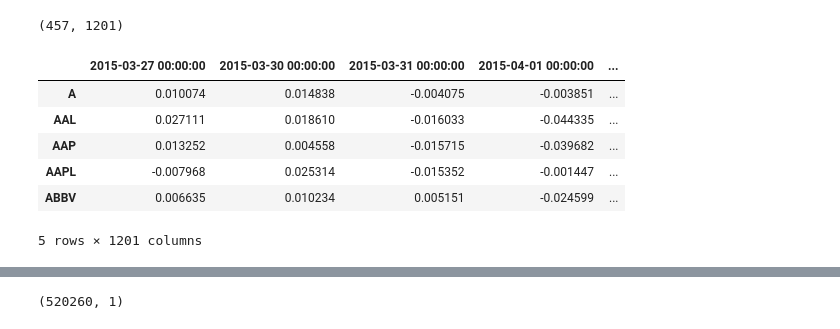
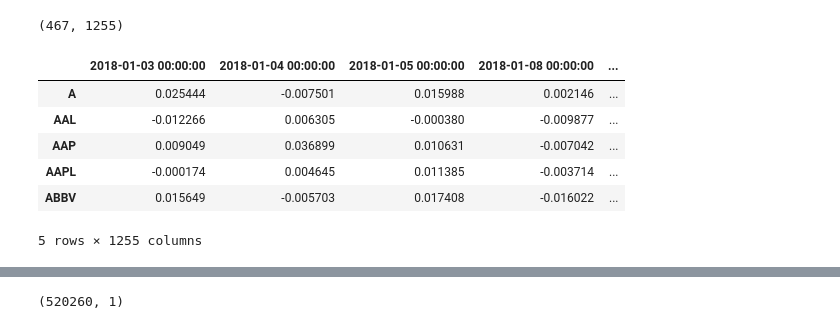
Before and after one commit to petrsokerin/Stock_clustering_paper, a Jupyter notebook: signal2vec.ipynb, the cells around one changed output, grey strips where cells are left out. Saved outputs shown, nothing was run; the diff lists cells and outputs as text; code cells hidden in the pictures.

```diff
--- a/signal2vec.ipynb
+++ b/signal2vec.ipynb
@@ -9,18 +9,18 @@ from sklearn.neighbors import KNeighborsClassifier
 from sklearn.metrics import silhouette_score
 import gensim.models
 # %%
-df = pd.read_csv('data/data/usa_2015/ticker_data_preprocessed.csv', index_col=0)
+df = pd.read_csv('data/data/usa_2018/ticker_data_preprocessed.csv', index_col=0)
 print(df.shape)
 df.head()
 # %% [output]
-(457, 1201)
+(467, 1255)
-|  | 2015-03-27 00:00:00 | 2015-03-30 00:00:00 | 2015-03-31 00:00:00 | 2015-04-01 00:00:00 | ... |
-| A | 0.010074 | 0.014838 | -0.004075 | -0.003851 | ... |
-| AAL | 0.027111 | 0.018610 | -0.016033 | -0.044335 | ... |
-| AAP | 0.013252 | 0.004558 | -0.015715 | -0.039682 | ... |
-| AAPL | -0.007968 | 0.025314 | -0.015352 | -0.001447 | ... |
-| ABBV | 0.006635 | 0.010234 | 0.005151 | -0.024599 | ... |
+|  | 2018-01-03 00:00:00 | 2018-01-04 00:00:00 | 2018-01-05 00:00:00 | 2018-01-08 00:00:00 | ... |
+| A | 0.025444 | -0.007501 | 0.015988 | 0.002146 | ... |
+| AAL | -0.012266 | 0.006305 | -0.000380 | -0.009877 | ... |
+| AAP | 0.009049 | 0.036899 | 0.010631 | -0.007042 | ... |
+| AAPL | -0.000174 | 0.004645 | 0.011385 | -0.003714 | ... |
+| ABBV | 0.015649 | -0.005703 | 0.017408 | -0.016022 | ... |
-5 rows × 1201 columns
+5 rows × 1255 columns
 # %%
 df_pct = df.drop(['sector'], axis=1).T
 df_pct.index = pd.to_datetime(df_pct.index)
```
Also changed, not shown: parts of 5 cells of this notebook, 4 other files.
